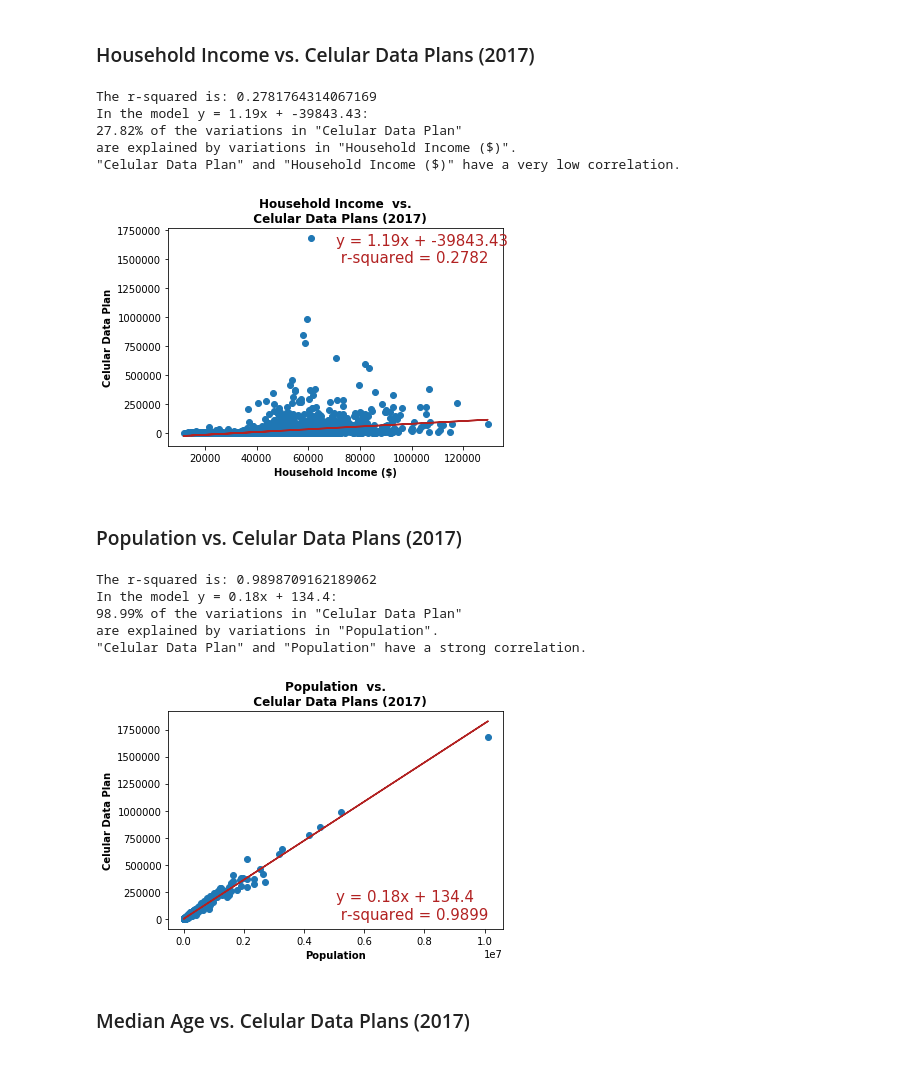
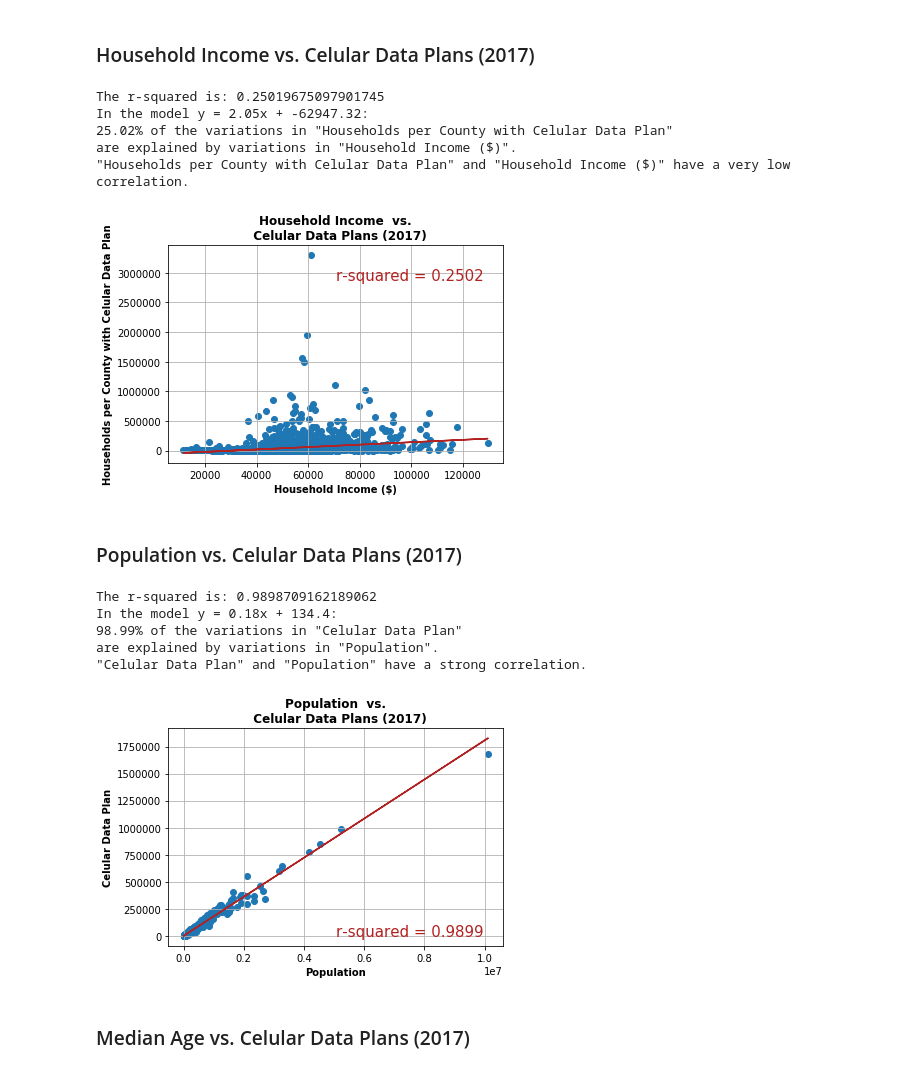
Before and after one commit to Emi-Babu/5G-Network-Analysis, a Jupyter notebook: scatter_regression_census/scatter_plots.ipynb, the cells around one changed output. Drawn from its saved outputs; the diff is of its cells as text; code cells hidden in the pictures.

Commit message:
Graph annotation and Grids
Inclussion of Grids, change of annotations includding only r-squared

```diff
--- a/scatter_regression_census/scatter_plots.ipynb
+++ b/scatter_regression_census/scatter_plots.ipynb
@@ -91,8 +91,11 @@ def scatter_reg(x_values, y_values, chart_title, file_name, x_label, y_label, eq
     plt.plot(x_values,regress_values,"firebrick")
 
     # Label plot and annotate the line equation and r-squared
-    plt.annotate( f'{line_eq} \n r-squared = {"%0.4f"% rvalue}',(loc_x,  loc_y),
-                 fontsize=15,color="firebrick")
+    #plt.annotate( f'{line_eq} \n r-squared = {"%0.4f"% rvalue}',(loc_x,  loc_y),
+    #             fontsize=15,color="firebrick")
+
+    plt.annotate( f'r-squared = {"%0.4f"% rvalue}',(loc_x,  loc_y),
+                  fontsize=15,color="firebrick")
 
 
     chart_title_1 = chart_title.split('vs.')[0]
@@ -103,7 +106,7 @@ def scatter_reg(x_values, y_values, chart_title, file_name, x_label, y_label, eq
 
     plt.xlabel(x_label ,fontweight="bold");
     plt.ylabel(y_label ,fontweight="bold");
-  #  plt.grid(b=None, which='major', axis='both')
+    plt.grid(b=None, which='major', axis='both')
 
 
     # Save Plot
@@ -152,20 +155,20 @@ Index(['State', 'Name', 'Population', 'Median Age', 'Household Income',
 ### Household Income vs. Celular Data Plans (2017)
 # %%
 x_values = plot_df["Household Income"]
-y_values = plot_df["Households with Celular Data Plan"]
+y_values = plot_df["Households with Internet"]
 chart_title = "Household Income vs. Celular Data Plans (2017)"
 file_name = "output/" +"Fig.1 - " + chart_title
 x_label = "Household Income ($)"
-y_label = "Celular Data Plan"
+y_label = "Households per County with Celular Data Plan"
 
 scatter_reg(x_values, y_values, chart_title, file_name, x_label, y_label,'UpperRight')
 # %% [output]
-The r-squared is: 0.2781764314067169
-In the model y = 1.19x + -39843.43:
-27.82% of the variations in "Celular Data Plan"
+The r-squared is: 0.25019675097901745
+In the model y = 2.05x + -62947.32:
+25.02% of the variations in "Households per County with Celular Data Plan"
 are explained by variations in "Household Income ($)".
-"Celular Data Plan" and "Household Income ($)" have a very low correlation.
+"Households per County with Celular Data Plan" and "Household Income ($)" have a very low correlation.
-[figure, old version]
+[figure, new version]
 # %% [markdown]
 ### Population vs. Celular Data Plans (2017)
 # %%
@@ -183,7 +186,7 @@ In the model y = 0.18x + 134.4:
 98.99% of the variations in "Celular Data Plan"
 are explained by variations in "Population".
 "Celular Data Plan" and "Population" have a strong correlation.
-[figure, old version]
+[figure, new version]
 # %% [markdown]
 ### Median Age vs. Celular Data Plans (2017)
 # %%
```
Also changed, not shown: parts of 4 cells of this notebook, 6 other files.
